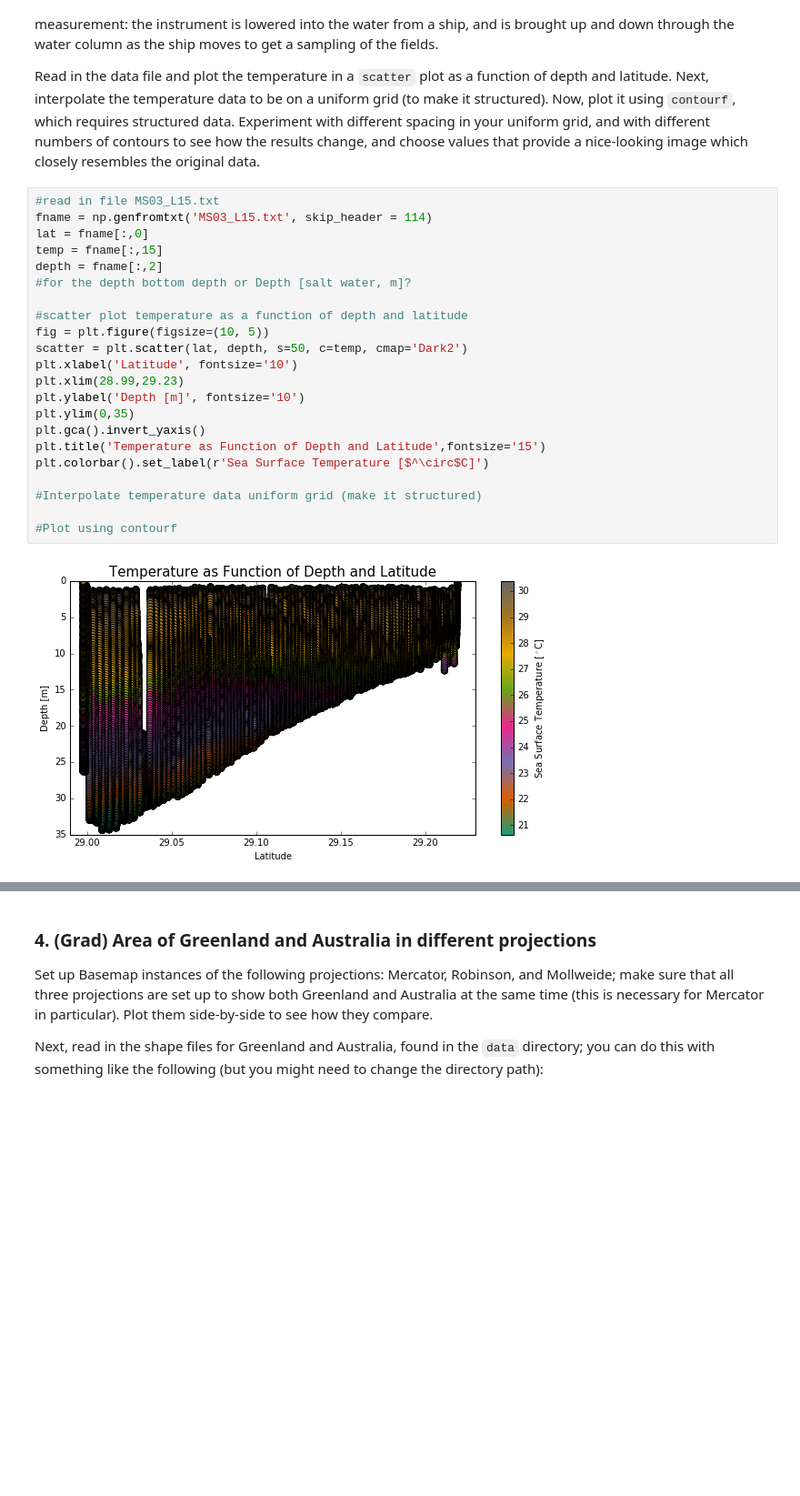
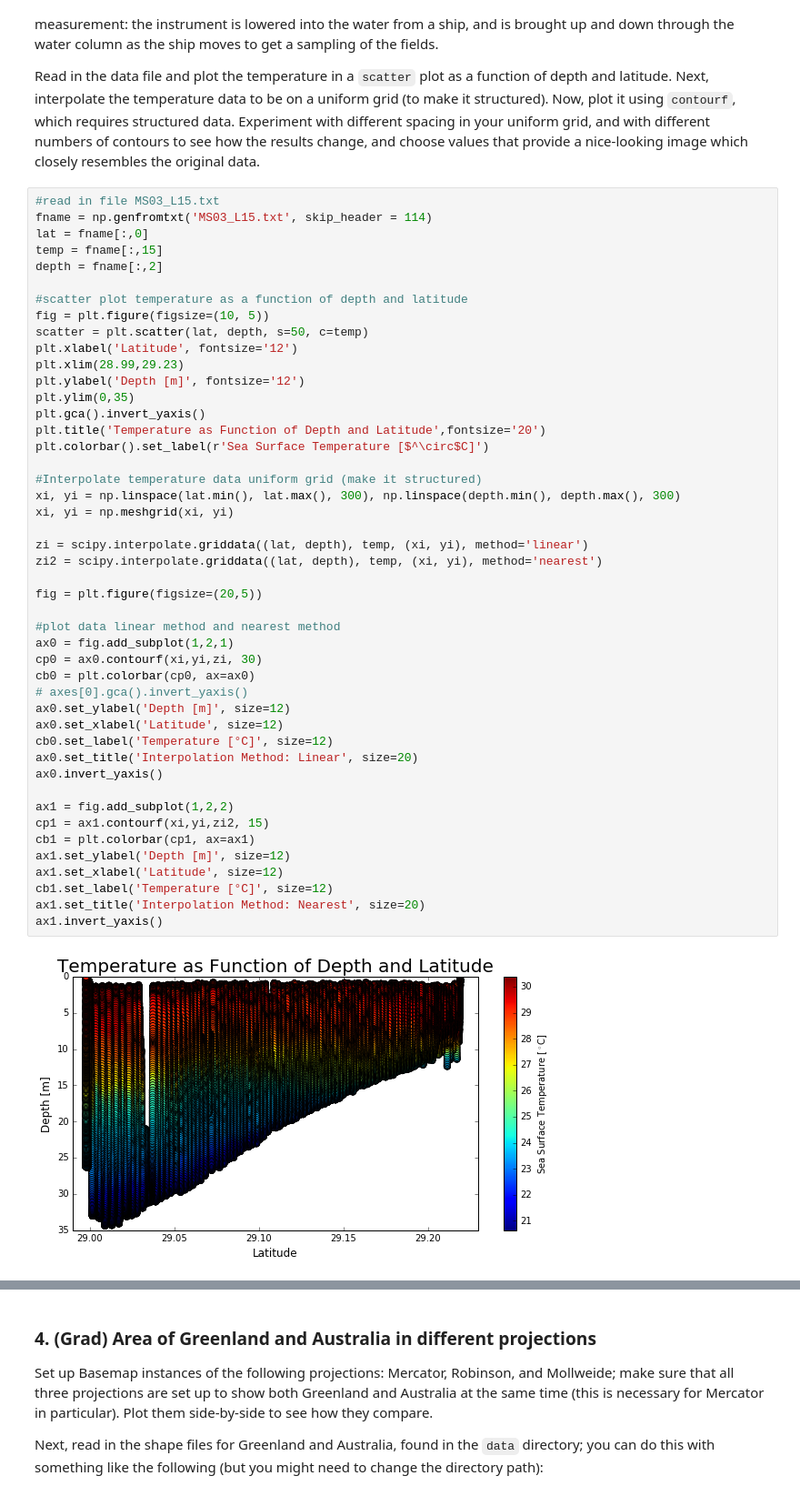
Before and after one commit to mschoemann272/python4geosciences-hw, a Jupyter notebook: hw05_Mackenzie_Schoemann.ipynb, the cells around one changed output, grey strips where cells are left out. Shown at 91% size. Saved outputs shown, nothing was run; the diff lists cells and outputs as text; blank space fills up the shorter version.

```diff
--- a/hw05_Mackenzie_Schoemann.ipynb
+++ b/hw05_Mackenzie_Schoemann.ipynb
@@ -135,24 +155,48 @@ Read in the data file and plot the temperature in a `scatter` plot as a function
 # %%
 #read in file MS03_L15.txt
 fname = np.genfromtxt('MS03_L15.txt', skip_header = 114)
 lat = fname[:,0]
 temp = fname[:,15]
 depth = fname[:,2]
-#for the depth bottom depth or Depth [salt water, m]?
 
 #scatter plot temperature as a function of depth and latitude
 fig = plt.figure(figsize=(10, 5))
-scatter = plt.scatter(lat, depth, s=50, c=temp, cmap='Dark2')
-plt.xlabel('Latitude', fontsize='10')
+scatter = plt.scatter(lat, depth, s=50, c=temp)
+plt.xlabel('Latitude', fontsize='12')
 plt.xlim(28.99,29.23)
-plt.ylabel('Depth [m]', fontsize='10')
+plt.ylabel('Depth [m]', fontsize='12')
 plt.ylim(0,35)
 plt.gca().invert_yaxis()
-plt.title('Temperature as Function of Depth and Latitude',fontsize='15')
+plt.title('Temperature as Function of Depth and Latitude',fontsize='20')
 plt.colorbar().set_label(r'Sea Surface Temperature [$^\circ$C]')
 
 #Interpolate temperature data uniform grid (make it structured)
+xi, yi = np.linspace(lat.min(), lat.max(), 300), np.linspace(depth.min(), depth.max(), 300)
+xi, yi = np.meshgrid(xi, yi)
 
-#Plot using contourf
+zi = scipy.interpolate.griddata((lat, depth), temp, (xi, yi), method='linear')
+zi2 = scipy.interpolate.griddata((lat, depth), temp, (xi, yi), method='nearest')
+
+fig = plt.figure(figsize=(20,5))
+
+#plot data linear method and nearest method
+ax0 = fig.add_subplot(1,2,1)
+cp0 = ax0.contourf(xi,yi,zi, 30)
+cb0 = plt.colorbar(cp0, ax=ax0)
+# axes[0].gca().invert_yaxis()
+ax0.set_ylabel('Depth [m]', size=12)
+ax0.set_xlabel('Latitude', size=12)
+cb0.set_label('Temperature [°C]', size=12)
+ax0.set_title('Interpolation Method: Linear', size=20)
+ax0.invert_yaxis()
+
+ax1 = fig.add_subplot(1,2,2)
+cp1 = ax1.contourf(xi,yi,zi2, 15)
+cb1 = plt.colorbar(cp1, ax=ax1)
+ax1.set_ylabel('Depth [m]', size=12)
+ax1.set_xlabel('Latitude', size=12)
+cb1.set_label('Temperature [°C]', size=12)
+ax1.set_title('Interpolation Method: Nearest', size=20)
+ax1.invert_yaxis()
 # %% [output]
-[figure, old version]
+[figure, new version]
```
Also changed, not shown: parts of 5 cells of this notebook.
